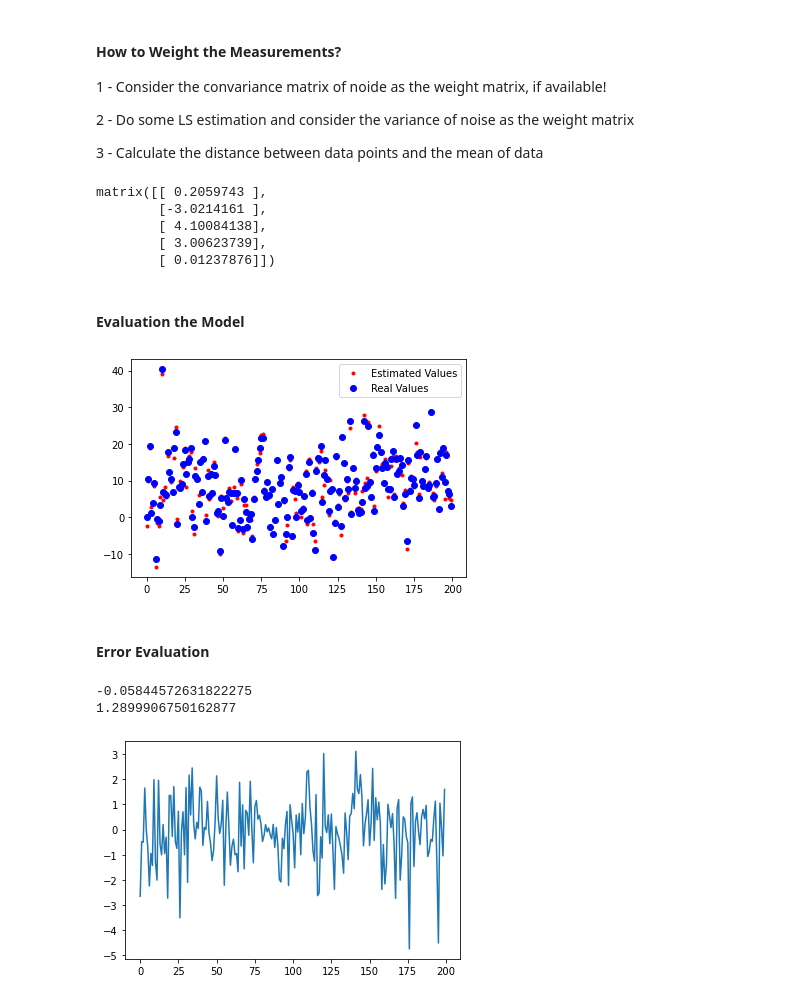
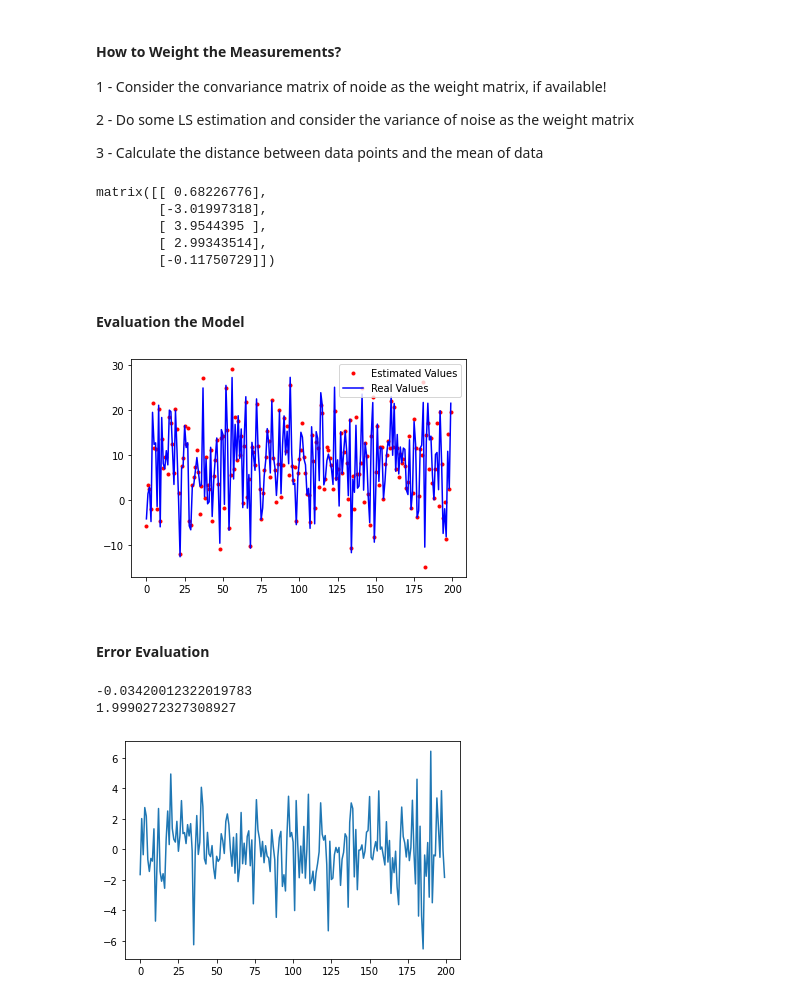
Before and after one commit to Mehdi-Zadeh/MCI-ML, a Jupyter notebook: Linear_Regression .ipynb, the cells around one changed output. Drawn from its saved outputs; the diff is of its cells as text; code cells hidden in the pictures.

```diff
--- a/Linear_Regression .ipynb
+++ b/Linear_Regression .ipynb
@@ -135,7 +139,7 @@ X3 = 2*np.random.randn(N, 1)
 X4 = 2 + 2*np.random.randn(N, 1)
 y = np.empty((N, 1))
 for k in range(N):
-    sigma = np.random.randint(3)
+    sigma = np.random.randint(4)
     if sigma == 0:
         sigma = 1
     y[k] = 0.5 - 3*X1[k] + 4*X2[k] + 3*X3[k] - 0.05*X4[k] + sigma*np.random.randn(1, 1)
@@ -165,29 +169,31 @@ print(X.shape)
 # %%
 distance = np.exp(np.abs((X_train - np.mean(X_train))))
 mean = np.mean(distance, axis=1).reshape(-1, 1)
+# mean = np.mean(distance, axis=1)
+# print(mean.shape)
 weights = np.diagflat(np.matrix(mean))
 X_T_Q_train = np.matmul(X_train.T, np.linalg.inv(weights))
-X_T_Q_train.shape
+# X_T_Q_train.shape
 X_T_Q_X_train = np.matmul(X_T_Q_train, X_train)
 X_T_Q_Y_train = np.matmul(X_T_Q_train, y_train)
 W = np.matmul(np.linalg.inv(X_T_Q_X_train), X_T_Q_Y_train)
 W
 # %% [output]
-matrix([[ 0.2059743 ],
-        [-3.0214161 ],
-        [ 4.10084138],
-        [ 3.00623739],
-        [ 0.01237876]])
+matrix([[ 0.68226776],
+        [-3.01997318],
+        [ 3.9544395 ],
+        [ 2.99343514],
+        [-0.11750729]])
 # %% [markdown]
 #### Evaluation the Model
 # %%
 y_pre = np.matmul(X_test, W)
 plt.plot(y_pre, 'r.')
-plt.plot(y_test, 'bo')
+plt.plot(y_test, 'b-')
 plt.legend(['Estimated Values', 'Real Values'])
 plt.show()
 # %% [output]
-[figure, old version]
+[figure, new version]
 # %% [markdown]
 #### Error Evaluation
 # %%
@@ -197,6 +203,6 @@ print(np.std(Error))
 plt.plot(Error)
 plt.show()
 # %% [output]
--0.05844572631822275
-1.2899906750162877
+-0.03420012322019783
+1.9990272327308927
-[figure, old version]
+[figure, new version]
```
Also changed, not shown: parts of 10 cells of this notebook, 15 other files.
